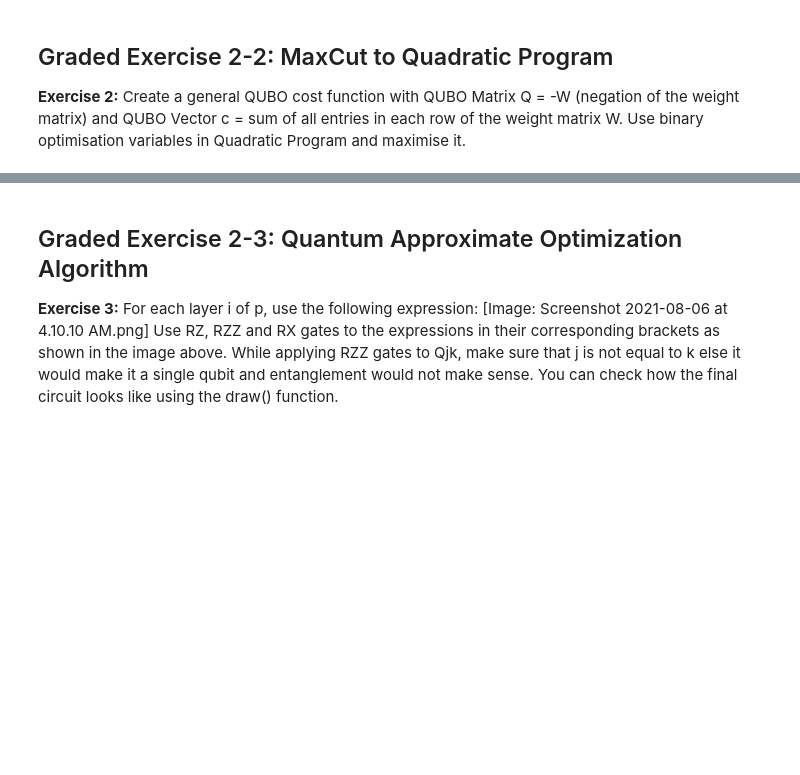
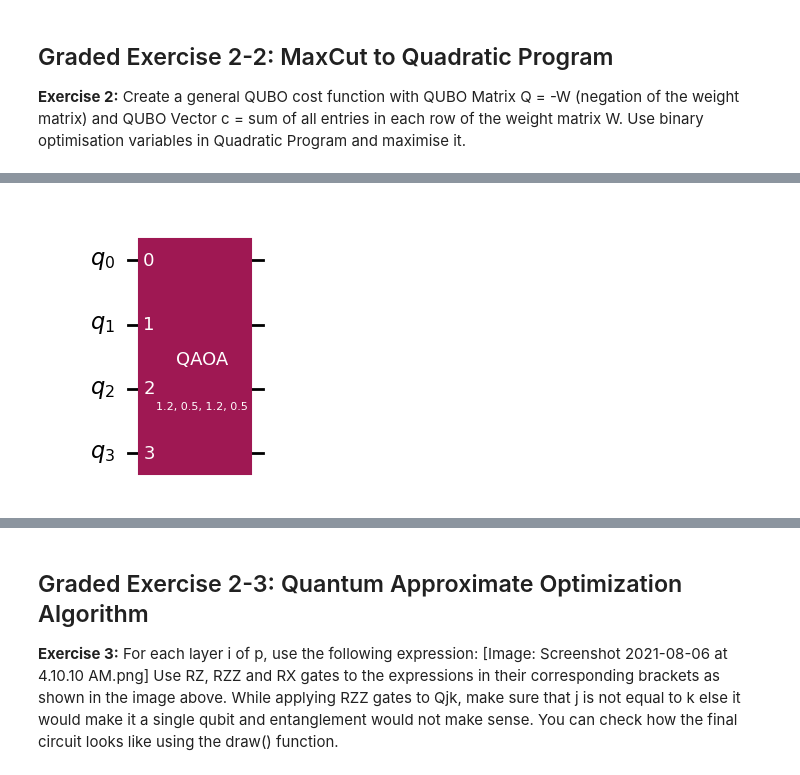
Before and after one commit to kcravi912/QpiAI_Quantum_Projects, a Jupyter notebook: 3_Optimizing Simple Scheduling Problems with QAOA/QAOA_Max-cut.ipynb, the cells around one changed output, grey strips where cells are left out. Saved outputs shown, nothing was run; the diff lists cells and outputs as text; code cells hidden in the pictures; blank space fills up the shorter version.

```diff
--- a/3_Optimizing Simple Scheduling Problems with QAOA/QAOA_Max-cut.ipynb
+++ b/3_Optimizing Simple Scheduling Problems with QAOA/QAOA_Max-cut.ipynb
@@ -328,0 +369,7 @@ Available kernels:
+# %%
+# Bind parameters to values
+#bound_circuit = circuit.bind_parameters({theta: 0.5, phi: 1.2})
+
+# Or use parameter_bind_dict for mapping
+binding_dict = {param: value for param, value in zip(circuit.parameters, [0.5, 0.5, 1.2, 1.2])}
+bound_circuit = circuit.assign_parameters(binding_dict)
@@ -328,0 +383,4 @@ Available kernels:
+# %%
+bound_circuit.draw("mpl")
+# %% [output]
+[figure, added]
```
Also changed, not shown: parts of 27 cells of this notebook.
